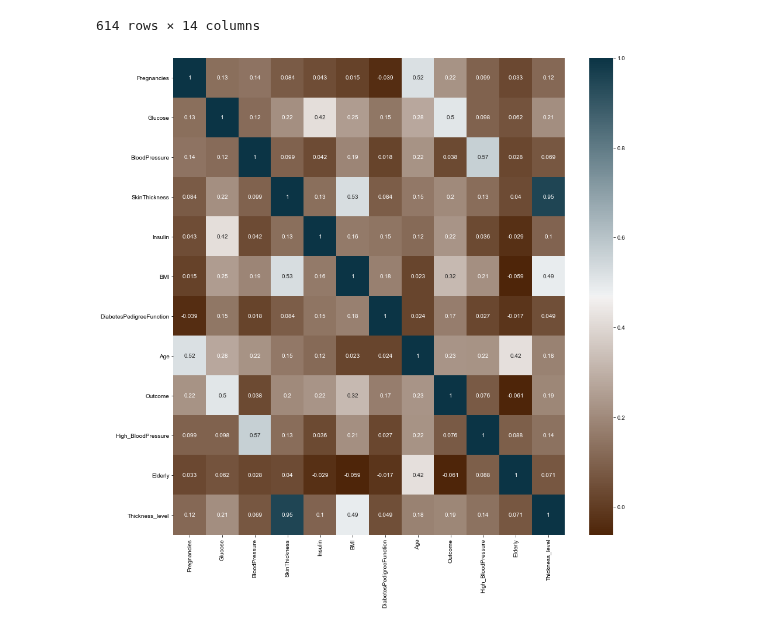
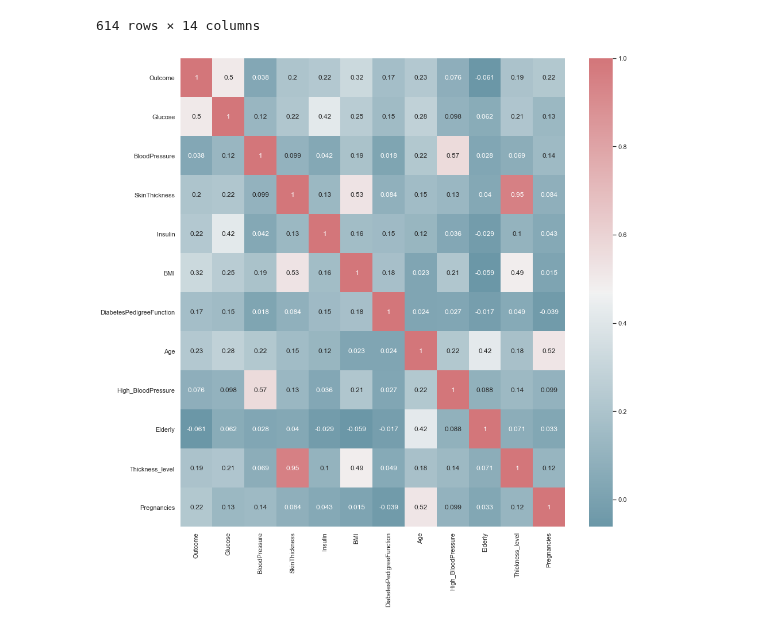
Before and after one commit to Aviost111/Diabetes_Predictions, a Jupyter notebook: Visualization.ipynb, the cells around one changed output. Cells and saved outputs as stored; diff of their text form; code cells hidden in the pictures.

```diff
--- a/Visualization.ipynb
+++ b/Visualization.ipynb
@@ -23,9 +23,12 @@ df
 # %%
 # lets try to find some correlations
 # %%
-cmap = sns.diverging_palette(30, 230, 90, 20, as_cmap=True)
+cmap = sns.diverging_palette(220, 10, 50, 60, as_cmap=True)
 fig, ax = plt.subplots(figsize=(15,15))
-sns.heatmap(df.corr(),annot=True, cmap=cmap)
+sns.heatmap(df[['Outcome', 'Glucose', 'BloodPressure', 'SkinThickness', 'Insulin',
+       'BMI', 'DiabetesPedigreeFunction', 'Age',
+       'High_BloodPressure', 'Wieght', 'Elderly', 'Glucose_Level',
+       'Thickness_level','Pregnancies']].corr(),annot=True, cmap=cmap)
 sns.set(font_scale=1)
 # %% [output]
-[figure, old version]
+[figure, new version]
```
Also changed, not shown: parts of 4 cells of this notebook, 2 other files.
